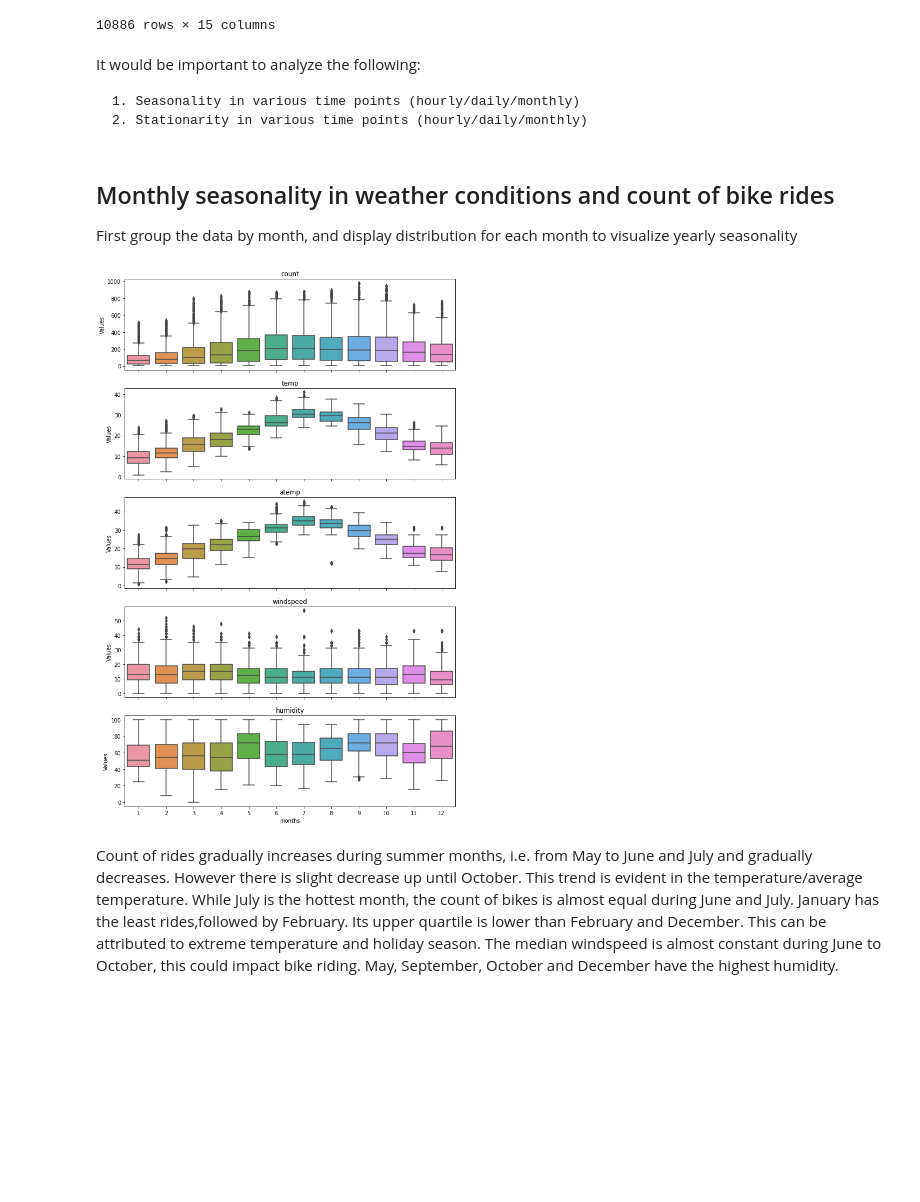
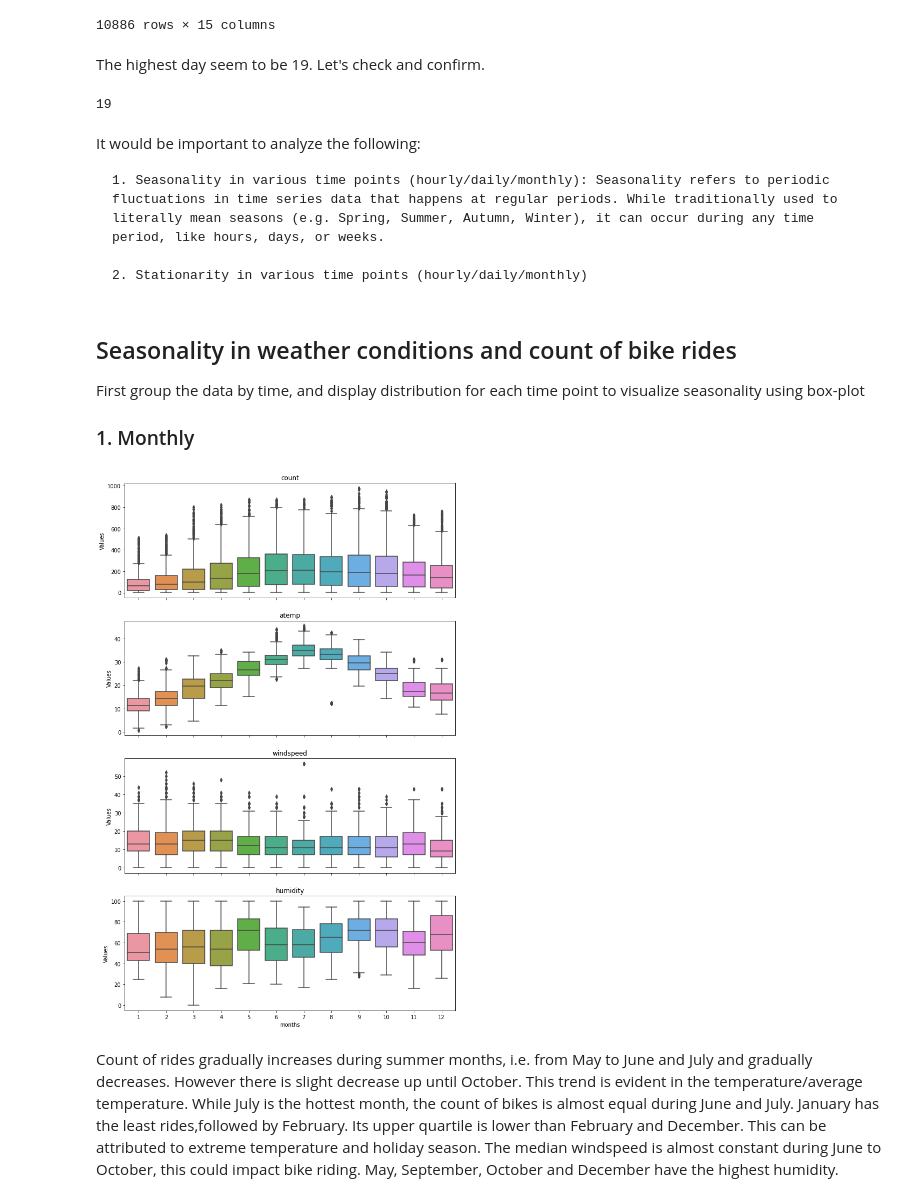
Before and after one commit to Harmeet2504/timeseries, a Jupyter notebook: Bike_share_analysis/bike_timeseries_EDA.ipynb, the cells around one changed output. Drawn from its saved outputs; the diff is of its cells as text; code cells hidden in the pictures; blank space fills up the shorter version.

Commit message:
seasonality code added

```diff
--- a/Bike_share_analysis/bike_timeseries_EDA.ipynb
+++ b/Bike_share_analysis/bike_timeseries_EDA.ipynb
@@ -97,10 +97,10 @@ Name: weather, dtype: int64
 Extract months, days, hours from the datetime series using pandas. This will add more sense to analyze the data
 # %%
 # Extract months, days, hours as new features
-data["months"]=pd.DatetimeIndex(data["datetime"]).month
-data["day"]=pd.DatetimeIndex(data["datetime"]).day
-data["hour"]=pd.DatetimeIndex(data["datetime"]).hour
-data["weekday"]=pd.DatetimeIndex(data["datetime"]).weekday
+data["month"]=data["datetime"].dt.month
+data["day"]=data["datetime"].dt.day
+data["hour"]=data["datetime"].dt.hour
+data["weekday"]=data["datetime"].dt.day_name()
 data=data.set_index("datetime")
 data
 # %% [output]
@@ -118,29 +118,39 @@ data
 | 2012-12-19 22:00:00 | 4 | 0 | 1 | 1 | 13.94 | 17.425 | 61 | 6.0032 | 12 | 117 | ... |
 | 2012-12-19 23:00:00 | 4 | 0 | 1 | 1 | 13.12 | 16.665 | 66 | 8.9981 | 4 | 84 | ... |
 10886 rows × 15 columns
+# %% [markdown]
+The highest day seem to be 19. Let's check and confirm.
+# %%
+data["day"].max()
+# %% [output]
+19
 # %% [markdown]
 It would be important to analyze the following:
 
-    1. Seasonality in various time points (hourly/daily/monthly)
+    1. Seasonality in various time points (hourly/daily/monthly): Seasonality refers to periodic fluctuations in time series data that happens at regular periods. While traditionally used to literally mean seasons (e.g. Spring, Summer, Autumn, Winter), it can occur during any time period, like hours, days, or weeks.
+
     2. Stationarity in various time points (hourly/daily/monthly)
 # %%
 import matplotlib.pyplot as plt
 import seaborn as sns
 # %% [markdown]
-## Monthly seasonality in weather conditions and count of bike rides
-First group the data by month, and display distribution for each month to visualize yearly seasonality
+## Seasonality in weather conditions and count of bike rides
+
+First group the data by time, and display distribution for each time point to visualize seasonality using box-plot
+
+### 1. Monthly
 # %%
-# cols_plot = ["count", "temp", "atemp"]
-fig, axes = plt.subplots(5, 1, figsize=(11, 18), sharex=True)
-for name, ax in zip(["count", "temp", "atemp", "windspeed", "humidity"], axes):
+#For monthly trend, it makes sense to use avg. temp i.e. "atemp"
+fig, axes = plt.subplots(4, 1, figsize=(11, 18), sharex=True)
+for name, ax in zip(["count", "atemp", "windspeed", "humidity"], axes):
     sns.boxplot(data=data, x='months', y=name, ax=ax)
     ax.set_ylabel('Values')
     ax.set_title(name)
 # Remove the automatic x-axis label from all but the bottom subplot
     if ax != axes[-1]:
         ax.set_xlabel('')
 # %% [output]
-[figure, old version]
+[figure, new version]
 # %% [markdown]
 Count of rides gradually increases during summer months, i.e. from May to June and July and gradually decreases. However there is slight decrease up until October.
 This trend is evident in the temperature/average temperature. While July is the hottest month, the count of bikes is almost equal during June and July.
```
Also changed, not shown: parts of 10 cells of this notebook.
